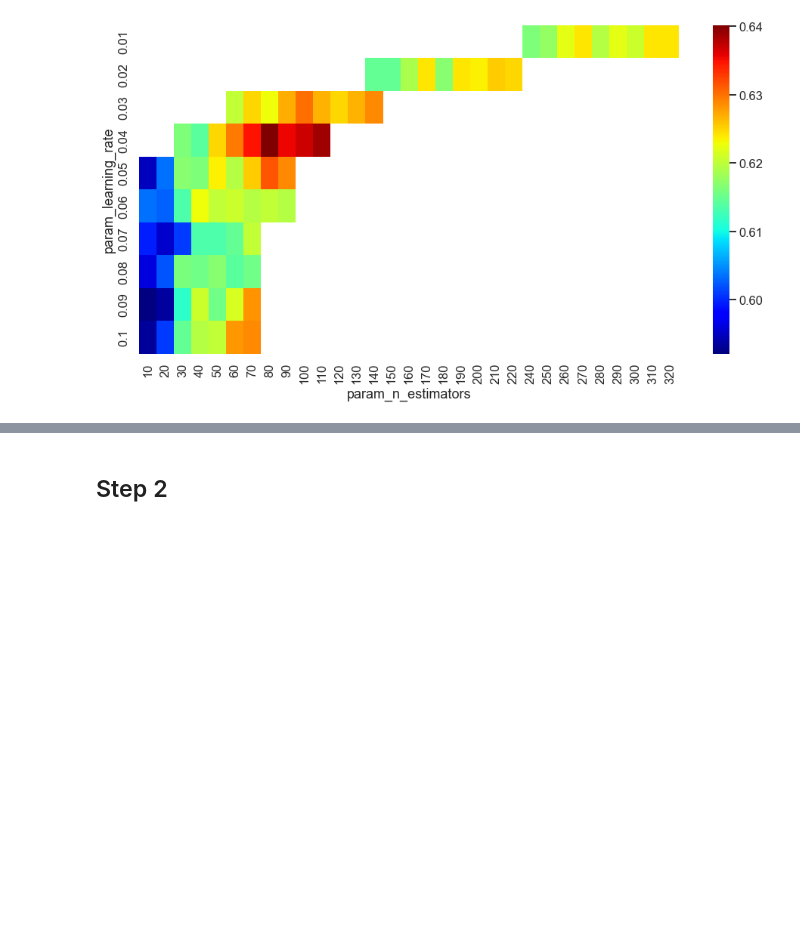
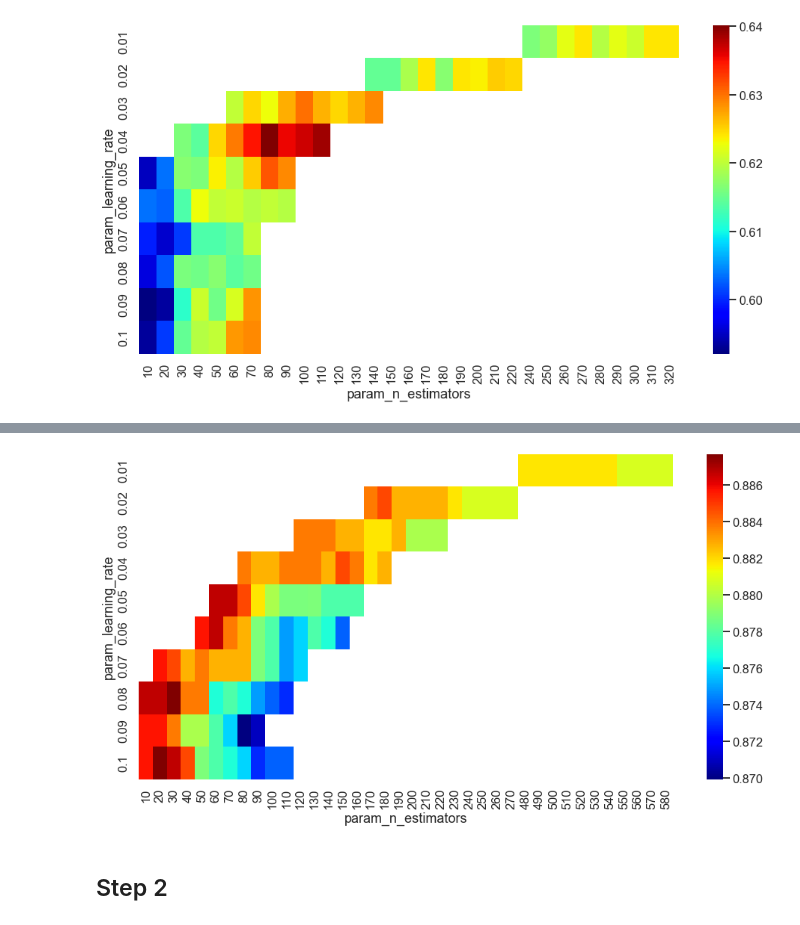
Before and after one commit to Nosferath/iris_gender_python_final, a Jupyter notebook: xgb_parameters.ipynb, the cells around one changed output, grey strips where cells are left out. Cells and saved outputs as stored; diff of their text form; code cells hidden in the pictures; blank space fills up the shorter version.

```diff
--- a/xgb_parameters.ipynb
+++ b/xgb_parameters.ipynb
@@ -497,0 +564,8 @@ df_pivot_h41
+# %%
+df_m41 = pd.DataFrame(results_m41['cv_results'])
+df_m41 = df_m41[['param_n_estimators', 'param_learning_rate', 'mean_test_score']]
+df_m41.param_learning_rate = df_m41.param_learning_rate.astype(float).round(2)
+df_m41.param_n_estimators = df_m41.param_n_estimators.astype(int)
+df_m41.mean_test_score = df_m41.mean_test_score.astype(float)*100
+df_pivot_m41 = df_m41.pivot(index='param_learning_rate', columns='param_n_estimators', values='mean_test_score')
+df_pivot_m41
@@ -547,8 +642,10 @@ with sns.axes_style('whitegrid'), sns.plotting_context('talk'):
 # %%
 with sns.axes_style('whitegrid'), sns.plotting_context('talk'):
     fig, ax = plt.subplots(figsize=(16, 8))
-    sns.heatmap(df_pivot_h41, cmap='jet', ax=ax)
+    sns.heatmap(df_pivot_m41, cmap='jet', ax=ax)
     plt.show()
+# %% [output]
+[figure, added]
 # %% [markdown]
 ## Step 2
 # %%
```
Also changed, not shown: parts of 8 cells of this notebook, 20 other files.
